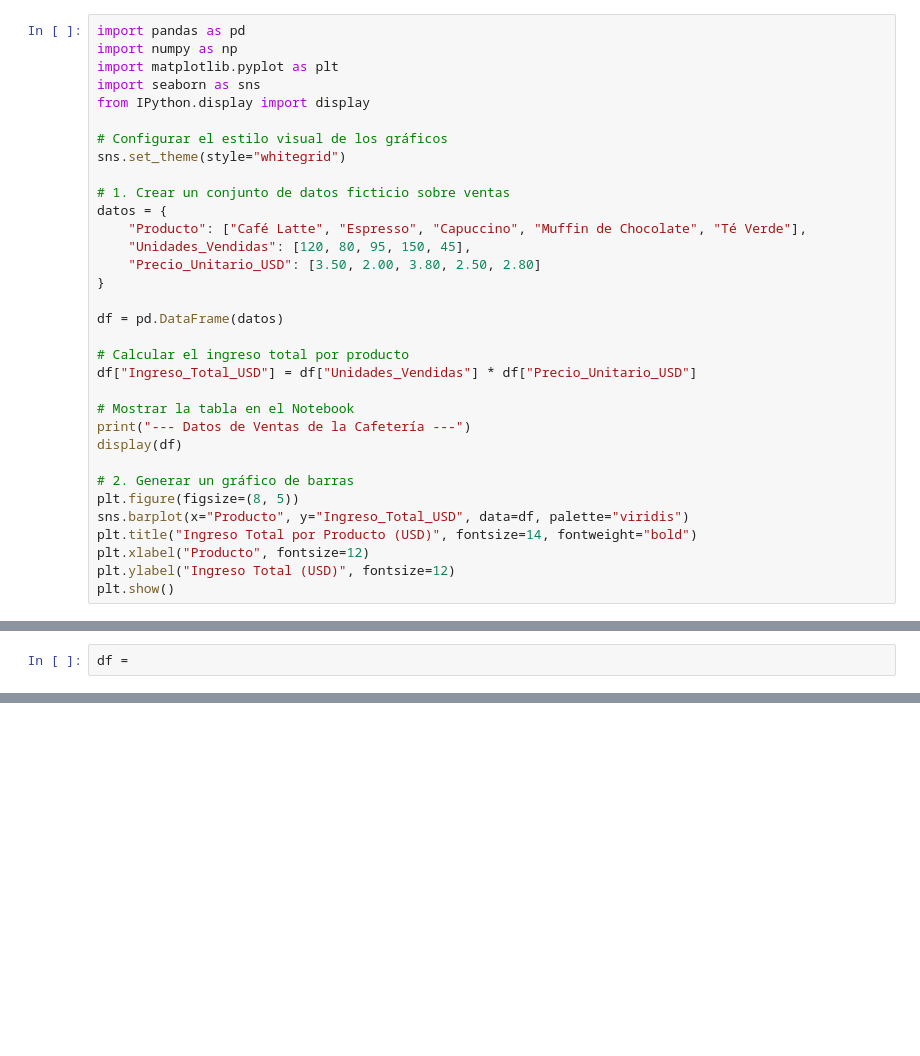
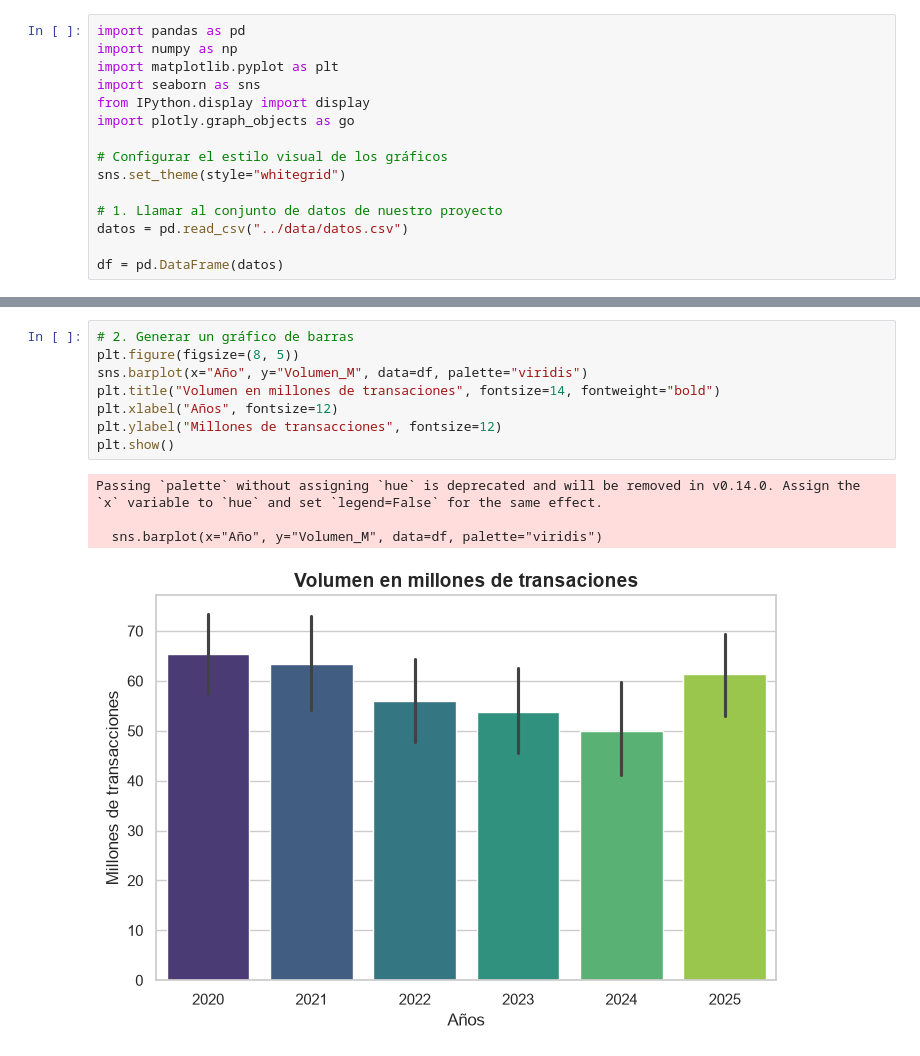
Before and after one commit to JesseGH10/seguimiento_acciones, a Jupyter notebook: notebooks/EDA.ipynb, the cells around one changed output, grey strips where cells are left out. Cells and saved outputs as stored; diff of their text form; blank space fills up the shorter version.

Commit message:
Actualiza dashboard, README y jupyter notebook

```diff
--- a/notebooks/EDA.ipynb
+++ b/notebooks/EDA.ipynb
@@ -4,30 +4,12 @@ import numpy as np
 import matplotlib.pyplot as plt
 import seaborn as sns
 from IPython.display import display
+import plotly.graph_objects as go
 
 # Configurar el estilo visual de los gráficos
 sns.set_theme(style="whitegrid")
 
-# 1. Crear un conjunto de datos ficticio sobre ventas
-datos = {
-    "Producto": ["Café Latte", "Espresso", "Capuccino", "Muffin de Chocolate", "Té Verde"],
-    "Unidades_Vendidas": [120, 80, 95, 150, 45],
-    "Precio_Unitario_USD": [3.50, 2.00, 3.80, 2.50, 2.80]
-}
+# 1. Llamar al conjunto de datos de nuestro proyecto
+datos = pd.read_csv("../data/datos.csv")
 
 df = pd.DataFrame(datos)
-
-# Calcular el ingreso total por producto
-df["Ingreso_Total_USD"] = df["Unidades_Vendidas"] * df["Precio_Unitario_USD"]
-
-# Mostrar la tabla en el Notebook
-print("--- Datos de Ventas de la Cafetería ---")
-display(df)
-
-# 2. Generar un gráfico de barras
-plt.figure(figsize=(8, 5))
-sns.barplot(x="Producto", y="Ingreso_Total_USD", data=df, palette="viridis")
-plt.title("Ingreso Total por Producto (USD)", fontsize=14, fontweight="bold")
-plt.xlabel("Producto", fontsize=12)
-plt.ylabel("Ingreso Total (USD)", fontsize=12)
-plt.show()
@@ -36,2 +15,0 @@ ModuleNotFoundError: No module named 'matplotlib'
-# %%
-df =
@@ -37,0 +72,13 @@ df =
+# %%
+# 2. Generar un gráfico de barras
+plt.figure(figsize=(8, 5))
+sns.barplot(x="Año", y="Volumen_M", data=df, palette="viridis")
+plt.title("Volumen en millones de transaciones", fontsize=14, fontweight="bold")
+plt.xlabel("Años", fontsize=12)
+plt.ylabel("Millones de transacciones", fontsize=12)
+plt.show()
+# %% [output]
+Passing `palette` without assigning `hue` is deprecated and will be removed in v0.14.0. Assign the `x` variable to `hue` and set `legend=False` for the same effect.
+
+  sns.barplot(x="Año", y="Volumen_M", data=df, palette="viridis")
+[figure, added]
```
Also changed, not shown: parts of 5 cells of this notebook, 3 other files.
